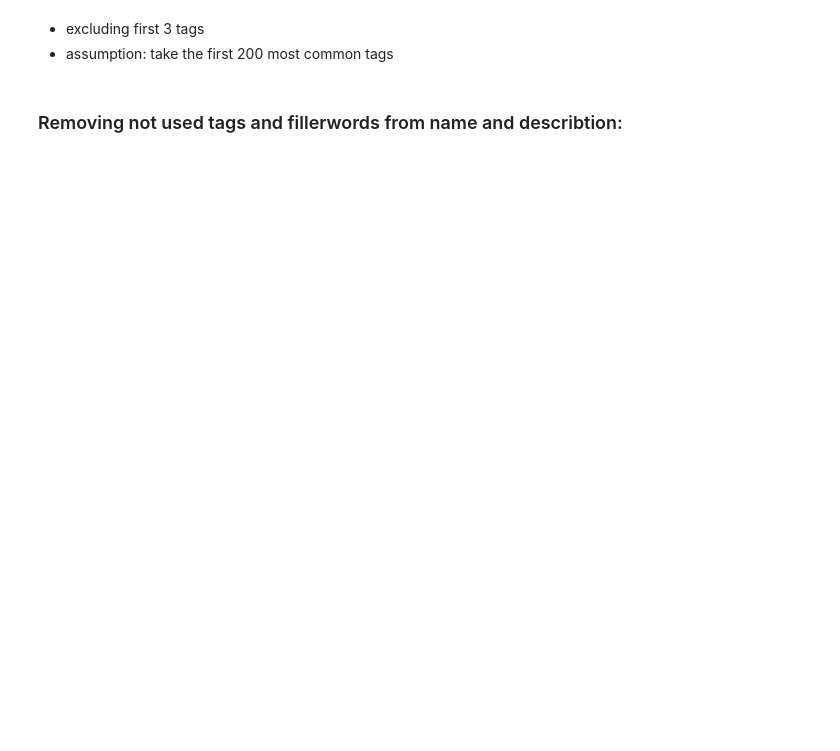
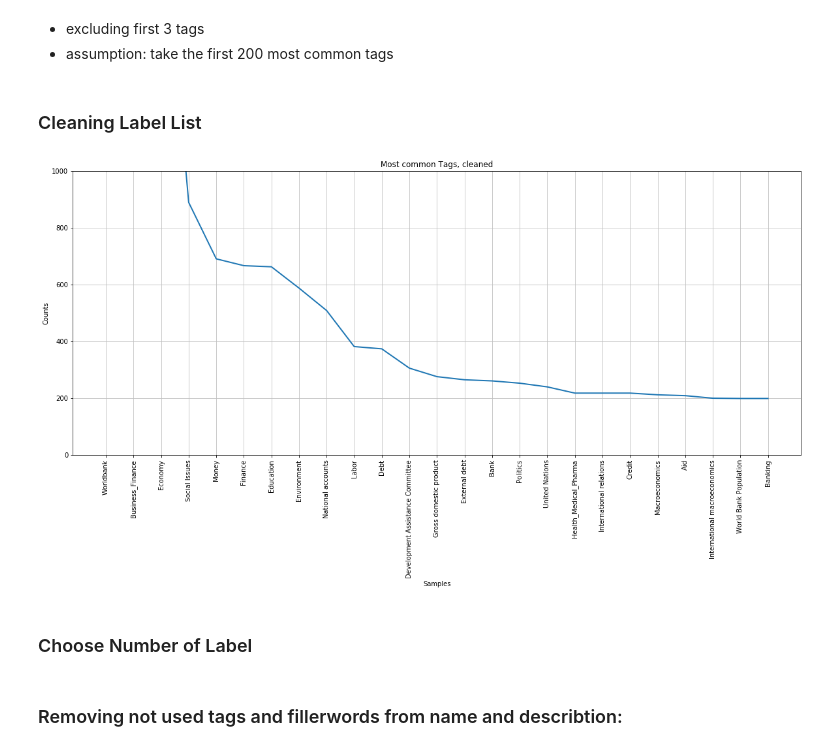
Before and after one commit to mantasbandonis/datasciencelab, a Jupyter notebook: preperation.ipynb, the cells around one changed output. Saved outputs shown, nothing was run; the diff lists cells and outputs as text; code cells hidden in the pictures; blank space fills up the shorter version.

Commit message:
implemented label list cleaning

```diff
--- a/preperation.ipynb
+++ b/preperation.ipynb
@@ -46,6 +61,14 @@ def writeCsv(listOut, outputFile):
 
 def getTxt(path):
     return open(path, 'r').read()
+
+def getCsv(path, delim = ','):
+    list_return = []
+    with open (path, encoding = 'windows-1252') as file:
+        csvreader = csv.reader(file, delimiter = delim)
+        for line in csvreader:
+            list_return.append(line)
+    return list_return
 # %%
 def getToken():
     if platform.system() == 'Windows':
@@ -88,0 +110,3 @@ list_js_docs[5]
+# %%
+list_clean_tags_in = getCsv('..\\input\\tags_clean.csv')[1:]
+list_clean_tags_in[0]
@@ -144,6 +204,27 @@ fdist_total_tags.plot(25, title = 'Most common Tags')
 # %% [markdown]
 * excluding first 3 tags
 * assumption: take the first 200 most common tags
+# %% [markdown]
+### Cleaning Label List
+# %%
+# cleaning list_tags
+
+for i, tag in enumerate(list_tags):
+    if tag == 'World Bank':
+        list_tags[i] = 'Worldbank'
+    else:
+        for tag_in in list_clean_tags_in:
+            if (tag_in[0] == tag) & (tag_in[2] == 'TRUE'):
+                del list_tags[i]
+# %%
+fdist_total_tags = FreqDist(list_tags)
+pyplot.figure(figsize=(20, 8))
+pyplot.ylim(0, 1000)
+fdist_total_tags.plot(25, title = 'Most common Tags, cleaned')
+# %% [output]
+[figure, added]
+# %% [markdown]
+### Choose Number of Label
 # %%
 def chooseTags(list_tags,first,topx):
     list_chosen = []
```
Also changed, not shown: parts of 15 cells of this notebook.
